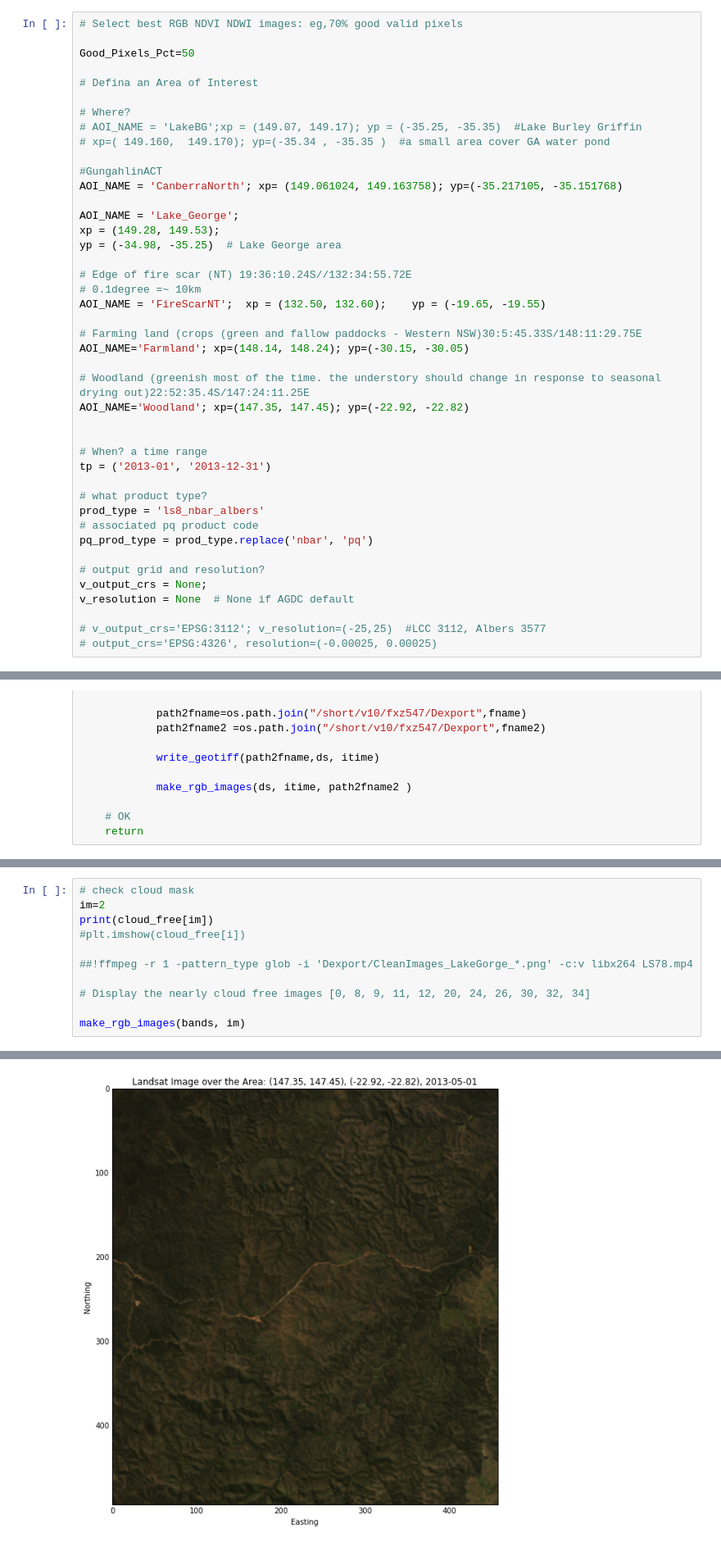
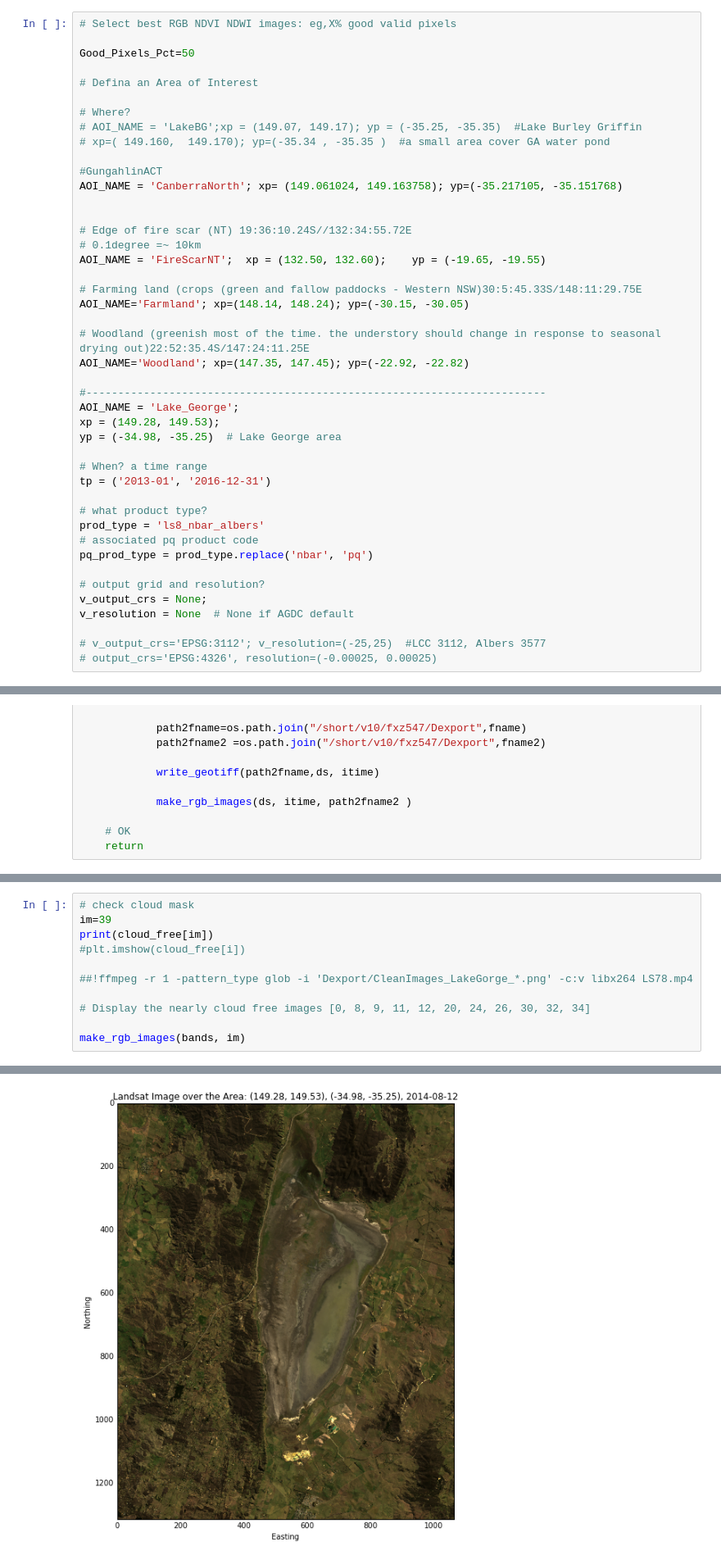
Before and after one commit to zhang01GA/geodanalytics, a Jupyter notebook: BareSoil/export_near_cloudfree_landsat_imagery_stack.ipynb, the cells around one changed output, grey strips where cells are left out. Shown at 82% size. Drawn from its saved outputs; the diff is of its cells as text.

Commit message:
updates on branch feature/visualize_tiffs_ipynb

```diff
--- a/BareSoil/export_near_cloudfree_landsat_imagery_stack.ipynb
+++ b/BareSoil/export_near_cloudfree_landsat_imagery_stack.ipynb
@@ -288,7 +288,7 @@ def export_datasets(ds, fn_prefix):
 (For some region like Canberra, there will be overlap between passes)
 Can be checked in the Clear Observation Layer at: http://eos-test.ga.gov.au/geoserver/www/remote_scripts/WOfS_v1.6.htm
 # %%
-# Select best RGB NDVI NDWI images: eg,70% good valid pixels
+# Select best RGB NDVI NDWI images: eg,X% good valid pixels
 
 Good_Pixels_Pct=50
 
@@ -301,9 +301,6 @@ Good_Pixels_Pct=50
 #GungahlinACT
 AOI_NAME = 'CanberraNorth'; xp= (149.061024, 149.163758); yp=(-35.217105, -35.151768)
 
-AOI_NAME = 'Lake_George';
-xp = (149.28, 149.53);
-yp = (-34.98, -35.25)  # Lake George area
 
 # Edge of fire scar (NT) 19:36:10.24S//132:34:55.72E
 # 0.1degree =~ 10km
@@ -315,9 +312,13 @@ AOI_NAME='Farmland'; xp=(148.14, 148.24); yp=(-30.15, -30.05)
 # Woodland (greenish most of the time. the understory should change in response to seasonal drying out)22:52:35.4S/147:24:11.25E
 AOI_NAME='Woodland'; xp=(147.35, 147.45); yp=(-22.92, -22.82)
 
+#------------------------------------------------------------------------
+AOI_NAME = 'Lake_George';
+xp = (149.28, 149.53);
+yp = (-34.98, -35.25)  # Lake George area
 
 # When? a time range
-tp = ('2013-01', '2013-12-31')
+tp = ('2013-01', '2016-12-31')
 
 # what product type?
 prod_type = 'ls8_nbar_albers'
@@ -629,6 +672,6 @@ filter_export_datasets(bands, ndvi, fnpref, good_times)
 # %%
 # check cloud mask
-im=2
+im=39
 print(cloud_free[im])
 #plt.imshow(cloud_free[i])
 
@@ -655,4 +698,4 @@ Coordinates:
-[figure, old version]
+[figure, new version]
 # %%
 # export a xarray
 
```
Also changed, not shown: parts of 19 cells of this notebook, 1 other file.
